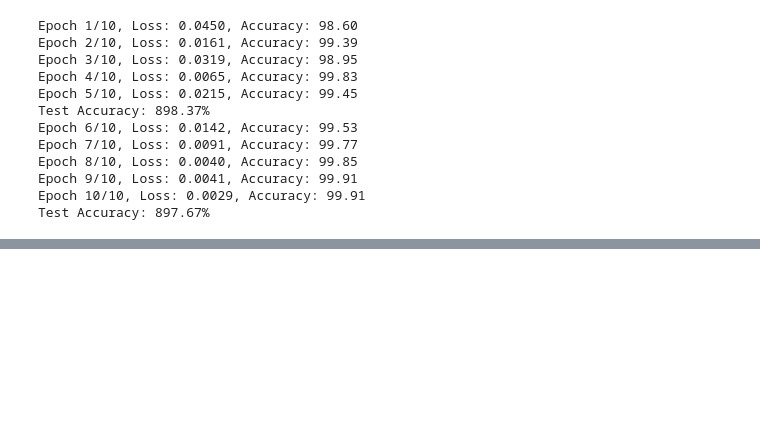
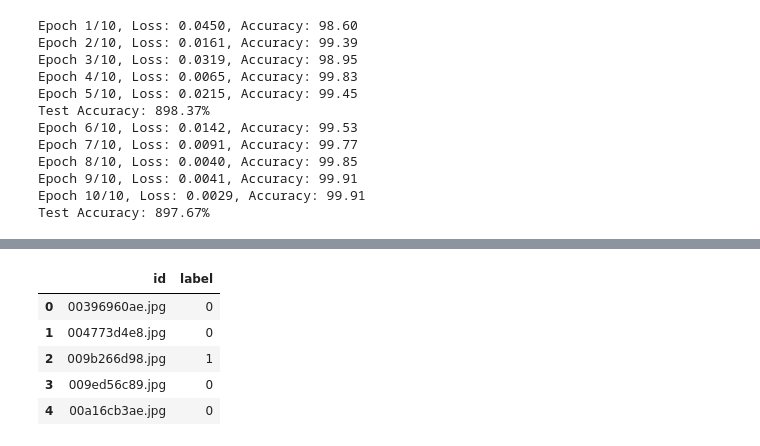
Before and after one commit to fairuztsn/human-fall-detection, a Jupyter notebook: notebooks/fine_tune_resnet.ipynb, the cells around one changed output, grey strips where cells are left out. Cells and saved outputs as stored; diff of their text form; code cells hidden in the pictures; blank space fills up the shorter version.

```diff
--- a/notebooks/fine_tune_resnet.ipynb
+++ b/notebooks/fine_tune_resnet.ipynb
@@ -159,0 +253,6 @@ torch.save(model.state_dict(), "../weights/weights_001.pth")
+# %%
+test_data = pd.DataFrame({
+    "id": os.listdir("../data/test")
+})
+
+test_data.head()
@@ -159,0 +266,17 @@ torch.save(model.state_dict(), "../weights/weights_001.pth")
+# %%
+test_dataset = CustomImageDataset(image_paths=test_data['id'].values.tolist(), labels=None, transform=transform)
+test_loader = DataLoader(test_dataset, batch_size=16, shuffle=False)
+# %%
+model.eval()
+predictions = []
+
+with torch.no_grad():
+    for images in test_loader:
+        images = images.to(device)
+        outputs = model(images)
+
+        preds = (outputs > 0.5).long()
+        predictions.extend(preds.cpu().numpy())
+# %%
+predictions = [pred[0] for pred in predictions]
+predictions
@@ -159,0 +301,10 @@ torch.save(model.state_dict(), "../weights/weights_001.pth")
+# %%
+test_data['label'] = predictions
+test_data.head()
+# %% [output]
+|  | id | label |
+| 0 | 00396960ae.jpg | 0 |
+| 1 | 004773d4e8.jpg | 0 |
+| 2 | 009b266d98.jpg | 1 |
+| 3 | 009ed56c89.jpg | 0 |
+| 4 | 00a16cb3ae.jpg | 0 |
```
Also changed, not shown: parts of 20 cells of this notebook, 2 other files.
